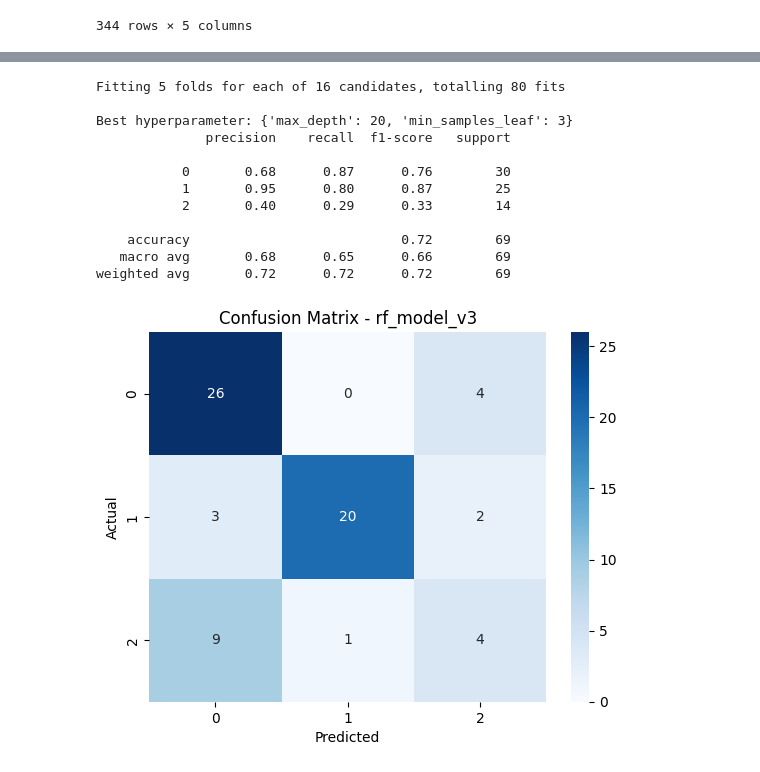
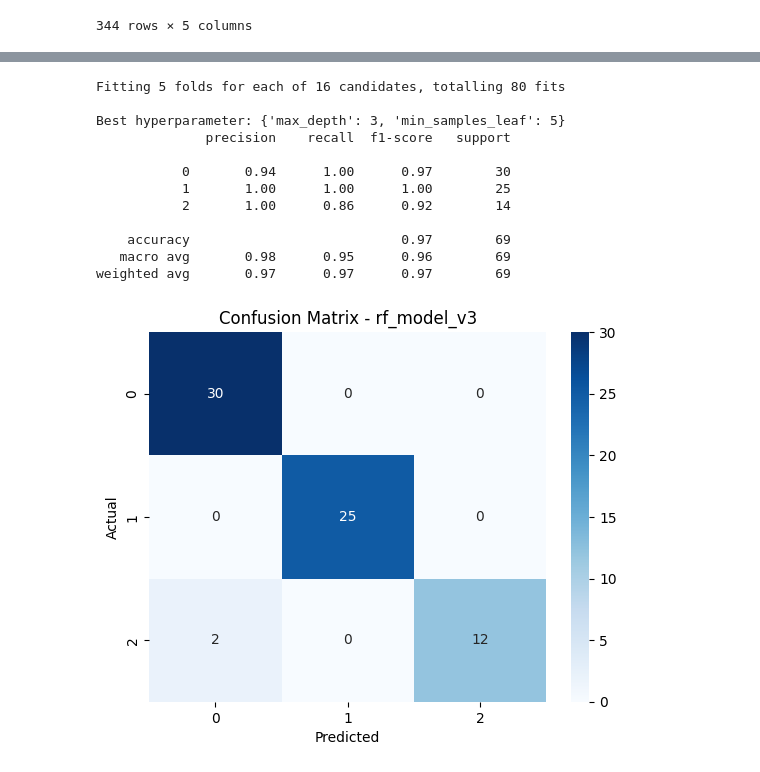
Before and after one commit to Piozel/Penguins_PCA, a Jupyter notebook: Zadanie_penguins_PCA.ipynb, the cells around one changed output, grey strips where cells are left out. Drawn from its saved outputs; the diff is of its cells as text; code cells hidden in the pictures.

```diff
--- a/Zadanie_penguins_PCA.ipynb
+++ b/Zadanie_penguins_PCA.ipynb
@@ -403,6 +113,0 @@ weighted avg       0.94      0.94      0.94        69
-# %%
-from sklearn.ensemble import RandomForestClassifier
-
-model_forest = RandomForestClassifier(n_estimators=1000, max_depth=3, min_samples_leaf=10)
-model_forest.fit(X_train, y_train)
-calculate_metrics(model_forest, 'Forest', X_test, y_test)
@@ -493,14 +113,0 @@ X_train, X_test, y_train, y_test = train_test_split(x, y, test_size = 0.2, rando
-# %%
-from sklearn.model_selection import GridSearchCV
-
-random_forest = RandomForestClassifier(n_estimators=1000, n_jobs=-1)
-params_rf = {'max_depth': [3, 5, 10, 20],
-             'min_samples_leaf': [3, 5, 10, 15]}
-rf_gridsearch = GridSearchCV(random_forest,
-                             params_rf,
-                             scoring='f1_macro',
-                             cv=5,
-                             verbose=10, n_jobs=-1)
-rf_gridsearch.fit(X_train, y_train)
-print('\nBest hyperparameter:', rf_gridsearch.best_params_)
-rf_model_v2 = rf_gridsearch.best_estimator_
@@ -542,40 +122,48 @@ weighted avg       0.94      0.94      0.94        69
 # %%
 from sklearn.decomposition import PCA
+from sklearn.ensemble import RandomForestClassifier
+from sklearn.preprocessing import StandardScaler
+from sklearn.model_selection import GridSearchCV
 
-# 1. Dopasowanie PCA na zbiorze treningowym
-pca = PCA(n_components=0.95)  # lub określ liczbę komponentów, np. n_components=10
-pca.fit(X_train)
+scaler = StandardScaler()
+X_train = scaler.fit_transform(X_train)
+X_test = scaler.transform(X_test)
 
-# 2. Transformacja zbioru treningowego i testowego
-X_train = pca.transform(X_train)
+pca = PCA(n_components=0.95)  # lub np. n_components=10
+X_train = pca.fit_transform(X_train)
 X_test = pca.transform(X_test)
 
-# 3. Dalej normalnie: GridSearchCV itd.
-from sklearn.model_selection import GridSearchCV
 
 random_forest = RandomForestClassifier(n_estimators=1000, n_jobs=-1)
-params_rf = {'max_depth': [3, 5, 10, 20],
-             'min_samples_leaf': [3, 5, 10, 15]}
-rf_gridsearch = GridSearchCV(random_forest,
-                             params_rf,
-                             scoring='f1_macro',
-                             cv=5,
-                             verbose=10, n_jobs=-1)
+params_rf = {
+    'max_depth': [3, 5, 10, 20],
+    'min_samples_leaf': [3, 5, 10, 15]
+}
+rf_gridsearch = GridSearchCV(
+    random_forest,
+    params_rf,
+    scoring='f1_macro',
+    cv=5,
+    verbose=10,
+    n_jobs=-1
+)
 rf_gridsearch.fit(X_train, y_train)
+
 print('\nBest hyperparameter:', rf_gridsearch.best_params_)
+
 rf_model_v3 = rf_gridsearch.best_estimator_
 calculate_metrics(rf_model_v3, 'rf_model_v3', X_test, y_test)
 # %% [output]
 Fitting 5 folds for each of 16 candidates, totalling 80 fits
 
-Best hyperparameter: {'max_depth': 20, 'min_samples_leaf': 3}
+Best hyperparameter: {'max_depth': 3, 'min_samples_leaf': 5}
               precision    recall  f1-score   support
 
-           0       0.68      0.87      0.76        30
-           1       0.95      0.80      0.87        25
-           2       0.40      0.29      0.33        14
+           0       0.94      1.00      0.97        30
+           1       1.00      1.00      1.00        25
+           2       1.00      0.86      0.92        14
 
-    accuracy                           0.72        69
-   macro avg       0.68      0.65      0.66        69
-weighted avg       0.72      0.72      0.72        69
+    accuracy                           0.97        69
+   macro avg       0.98      0.95      0.96        69
+weighted avg       0.97      0.97      0.97        69
-[figure, old version]
+[figure, new version]
```
Also changed, not shown: parts of 28 cells of this notebook.
